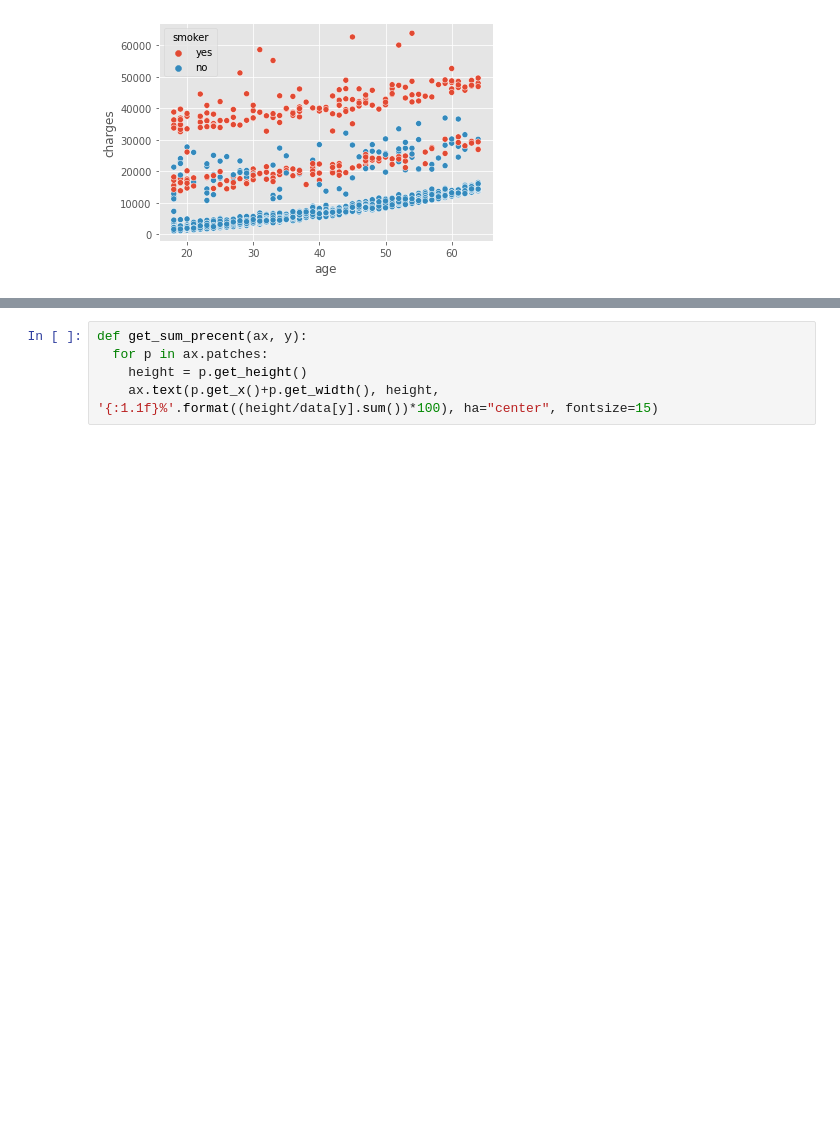
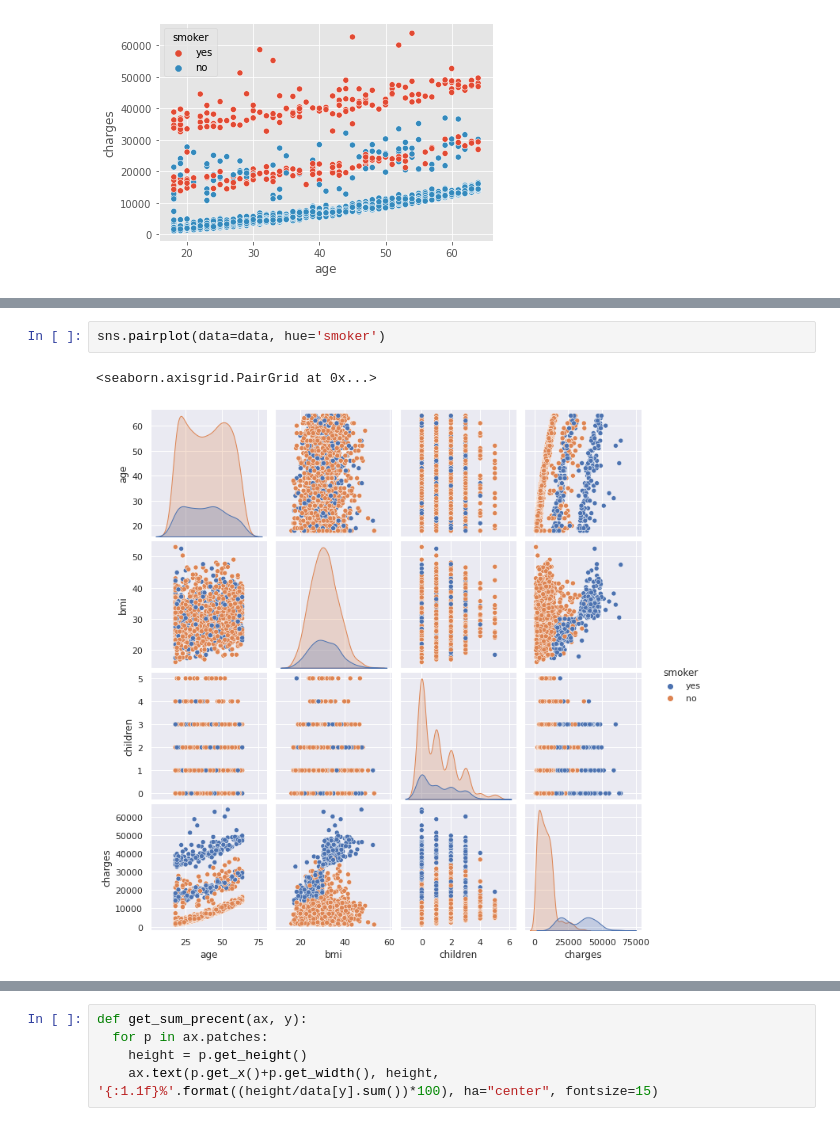
Before and after one commit to Anni-Ritter/Analysis_Dataset, a Jupyter notebook: Analysis.ipynb, the cells around one changed output, grey strips where cells are left out. Cells and saved outputs as stored; diff of their text form; blank space fills up the shorter version.

```diff
--- a/Analysis.ipynb
+++ b/Analysis.ipynb
@@ -218,0 +224,5 @@ sns.scatterplot(x='age', y='charges', hue="smoker", data=data)
+# %%
+sns.pairplot(data=data, hue='smoker')
+# %% [output]
+<seaborn.axisgrid.PairGrid at 0x...>
+[figure, added]
```
Also changed, not shown: parts of 3 cells of this notebook.
